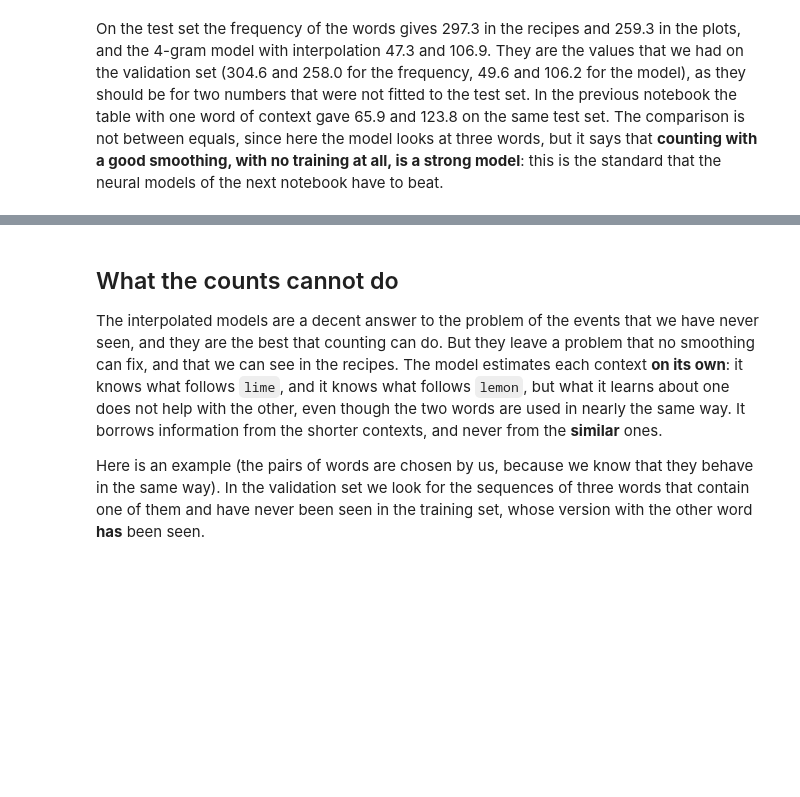
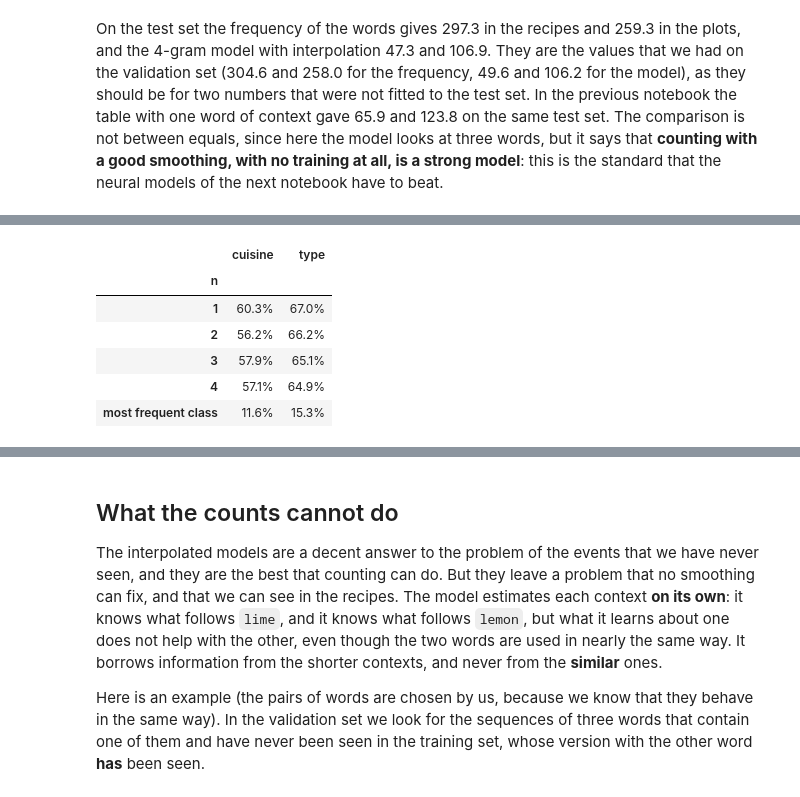
Before and after one commit to afflint/nlp, a Jupyter notebook: 2026-27/L0.7-statistical-language-models.ipynb, the cells around one changed output, grey strips where cells are left out. Cells and saved outputs as stored; diff of their text form; code cells hidden in the pictures; blank space fills up the shorter version.

```diff
--- a/2026-27/L0.7-statistical-language-models.ipynb
+++ b/2026-27/L0.7-statistical-language-models.ipynb
@@ -616,0 +718,21 @@ On the test set the frequency of the words gives 297.3 in the recipes and 259.3
+# %%
+def classification_study(label, n, part):
+    classes, models, weights, log_prior = class_models(label, n)
+    ids = labeled[label][part]
+    predicted = [classes[int(np.argmax(log_likelihoods(i, classes, models, weights) + log_prior))] for i in ids]
+    return np.mean([p == recipe_records[i][label] for p, i in zip(predicted, ids)])
+
+baseline = {label: max(Counter(recipe_records[i][label] for i in labeled[label][0]).values()) / len(labeled[label][0])
+            for label in ("cuisine", "type")}
+accuracy = pd.DataFrame({label: {n: classification_study(label, n, 1) for n in range(1, 5)} for label in ("cuisine", "type")})
+accuracy.index.name = "n"
+accuracy.loc["most frequent class"] = baseline
+accuracy.style.format("{:.1%}")
+# %% [output]
+|  | cuisine | type |
+| n |  |  |
+| 1 | 60.3% | 67.0% |
+| 2 | 56.2% | 66.2% |
+| 3 | 57.9% | 65.1% |
+| 4 | 57.1% | 64.9% |
+| most frequent class | 11.6% | 15.3% |
```
Also changed, not shown: parts of 9 cells of this notebook, 2 other files.
